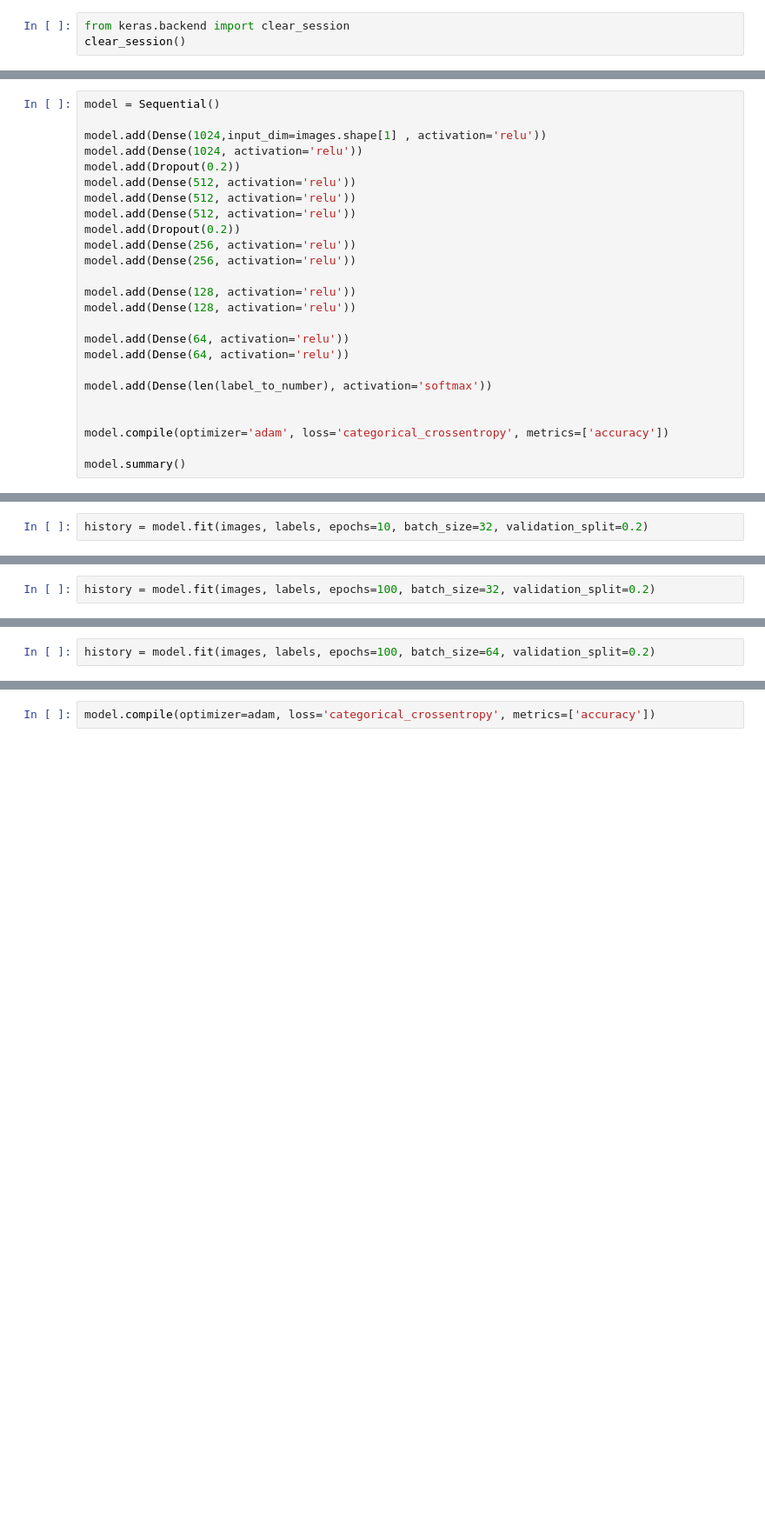
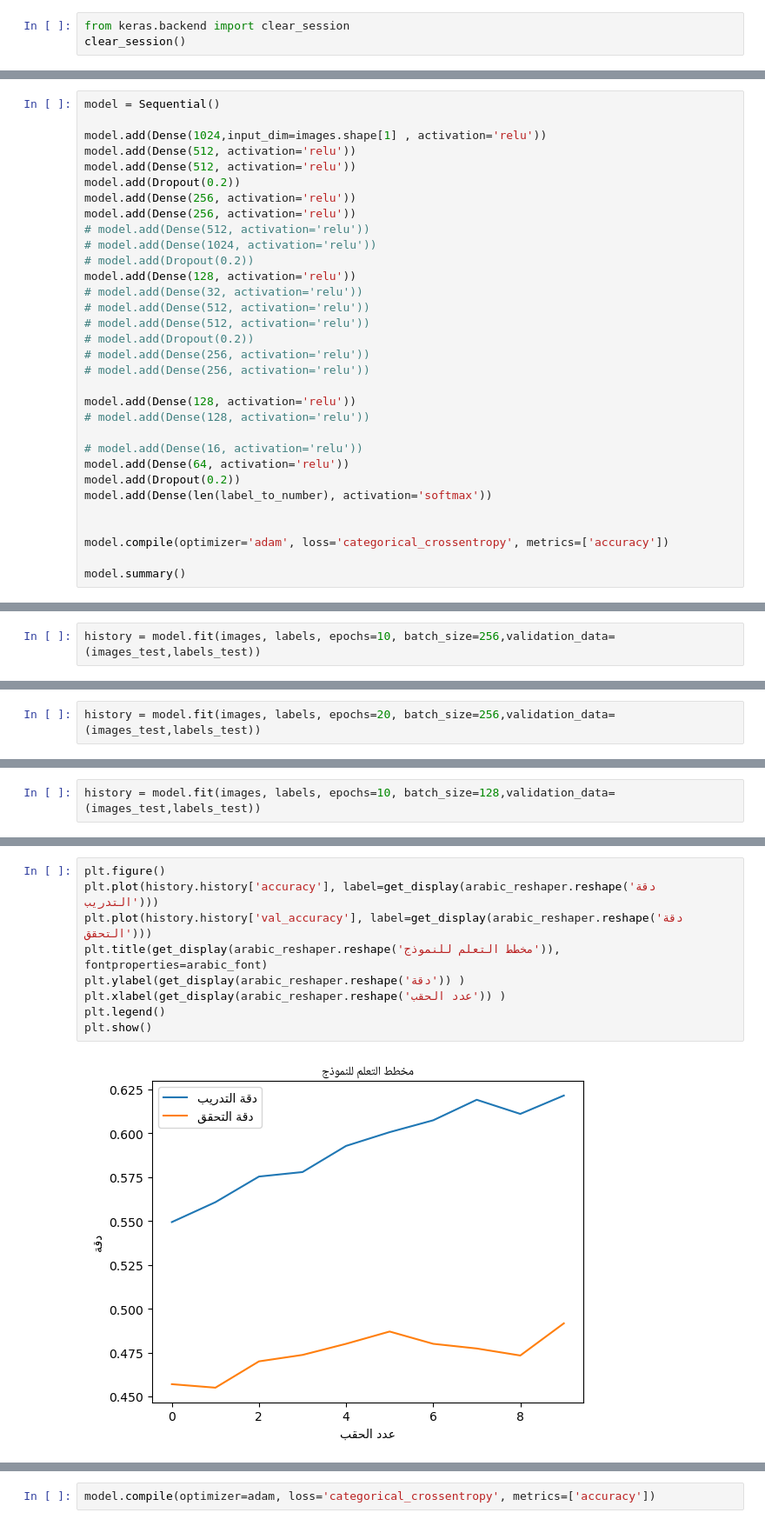
Before and after one commit to abdhashas/mlp_project, a Jupyter notebook: mlp.ipynb, the cells around one changed output, grey strips where cells are left out. Shown: that part at 87% size. Cells and saved outputs as stored; diff of their text form; blank space fills up the shorter version.

```diff
--- a/mlp.ipynb
+++ b/mlp.ipynb
@@ -247,21 +384,28 @@ clear_session()
 model = Sequential()
 
 model.add(Dense(1024,input_dim=images.shape[1] , activation='relu'))
-model.add(Dense(1024, activation='relu'))
-model.add(Dropout(0.2))
-model.add(Dense(512, activation='relu'))
 model.add(Dense(512, activation='relu'))
 model.add(Dense(512, activation='relu'))
 model.add(Dropout(0.2))
 model.add(Dense(256, activation='relu'))
 model.add(Dense(256, activation='relu'))
+# model.add(Dense(512, activation='relu'))
+# model.add(Dense(1024, activation='relu'))
+# model.add(Dropout(0.2))
+model.add(Dense(128, activation='relu'))
+# model.add(Dense(32, activation='relu'))
+# model.add(Dense(512, activation='relu'))
+# model.add(Dense(512, activation='relu'))
+# model.add(Dropout(0.2))
+# model.add(Dense(256, activation='relu'))
+# model.add(Dense(256, activation='relu'))
 
 model.add(Dense(128, activation='relu'))
-model.add(Dense(128, activation='relu'))
+# model.add(Dense(128, activation='relu'))
 
+# model.add(Dense(16, activation='relu'))
 model.add(Dense(64, activation='relu'))
-model.add(Dense(64, activation='relu'))
-
+model.add(Dropout(0.2))
 model.add(Dense(len(label_to_number), activation='softmax'))
 
 
@@ -287,6 +431,6 @@ Trainable params: 6556782 (25.01 MB)
 Non-trainable params: 0 (0.00 Byte)
 _________________________________________________________________
 # %%
-history = model.fit(images, labels, epochs=10, batch_size=32, validation_split=0.2)
+history = model.fit(images, labels, epochs=10, batch_size=256,validation_data=(images_test,labels_test))
 # %% [output]
 Epoch 1/10
@@ -318,3 +462,3 @@ Loss: 3.0778164863586426, Accuracy: 0.33899998664855957
 # %%
-history = model.fit(images, labels, epochs=100, batch_size=32, validation_split=0.2)
+history = model.fit(images, labels, epochs=20, batch_size=256,validation_data=(images_test,labels_test))
 # %% [output]
@@ -329,3 +488,3 @@ Loss: 16.19366455078125, Accuracy: 0.41466665267944336
 # %%
-history = model.fit(images, labels, epochs=100, batch_size=64, validation_split=0.2)
+history = model.fit(images, labels, epochs=10, batch_size=128,validation_data=(images_test,labels_test))
 # %% [output]
@@ -356 +517,12 @@ Loss: 1.6978572607040405, Accuracy: 0.3889999985694885
+# %%
+plt.figure()
+plt.plot(history.history['accuracy'], label=get_display(arabic_reshaper.reshape('دقة التدريب')))
+plt.plot(history.history['val_accuracy'], label=get_display(arabic_reshaper.reshape('دقة التحقق')))
+plt.title(get_display(arabic_reshaper.reshape('مخطط التعلم للنموذج')), fontproperties=arabic_font)
+plt.ylabel(get_display(arabic_reshaper.reshape('دقة')) )
+plt.xlabel(get_display(arabic_reshaper.reshape('عدد الحقب')) )
+plt.legend()
+plt.show()
+# %% [output]
+[figure, added]
 # %%
```
Also changed, not shown: parts of 85 cells of this notebook, 9 other files.
